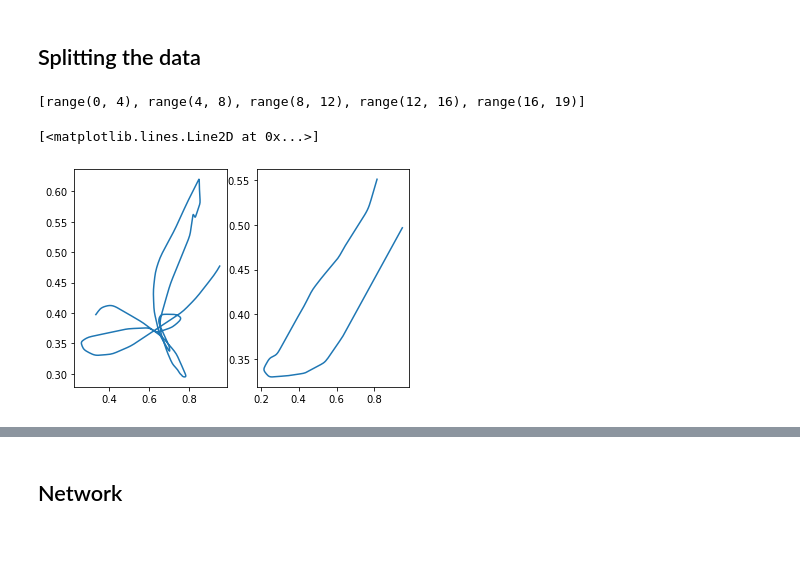
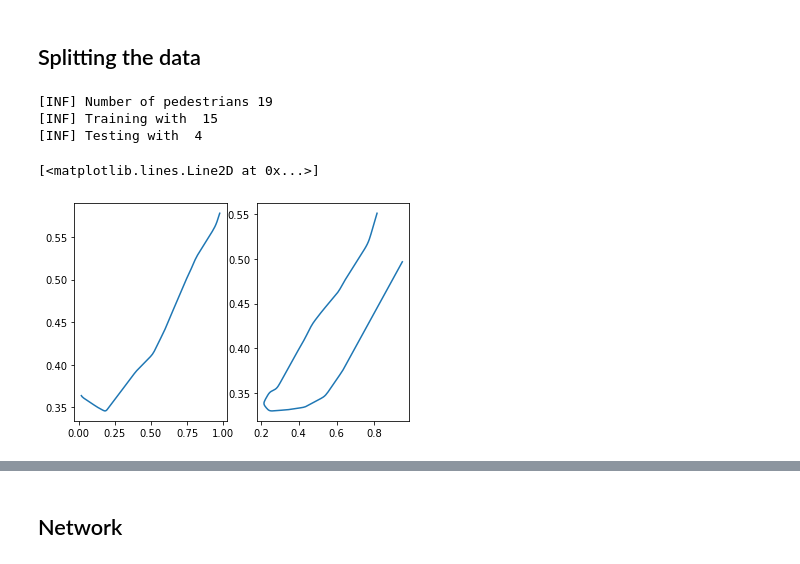
Before and after one commit to cimat-ris/OF-PathPred, a Jupyter notebook: evaluation_output_representation/LSTM-X-Y.ipynb, the cells around one changed output, grey strips where cells are left out. Cells and saved outputs as stored; diff of their text form; code cells hidden in the pictures.

Commit message:
Included the randomized way of splitting training/testing data

```diff
--- a/evaluation_output_representation/LSTM-X-Y.ipynb
+++ b/evaluation_output_representation/LSTM-X-Y.ipynb
@@ -212,43 +212,62 @@ plt.show()
 # %% [markdown]
 ## Splitting the data
 # %%
-total_length = len(data_p)
-indices      = range(total_length)
-lista        = []
-# Pedestrians are split in groups of 4
-for i in range(0,total_length,4):
-    lista.append(indices[i:i+4])
-print(lista)
-
-# TODO: generalize?
-combinations=[(0,1,2,3,4),(0,1,2,4,3),(0,1,3,4,2),(0,2,3,4,1),(1,2,3,4,0)]
-
-def split_data(combination,lista,data):
+def split_data_idgroups(combination,intervals_ids,data):
     # Form different combinations of training/testing sets
     training_set = []
     for i in range(len(combination)-1):
-        for j in lista[combination[i]]:
+        for j in intervals_ids[combination[i]]:
             training_set.append(data[j])
     testing_set = []
-    for i in lista[combination[4]]:
+    for i in intervals_ids[combination[4]]:
         testing_set.append(data[i])
     return training_set,testing_set
-# %% [output]
-[range(0, 4), range(4, 8), range(8, 12), range(12, 16), range(16, 19)]
+# %%
+split_mode   = 1
+total_length = len(data_p)
+
+if split_mode==0:
+    indices      = range(total_length)
+    intervals_ids        = []
+    # Pedestrians are split in groups of 4
+    for i in range(0,total_length,4):
+        intervals_ids.append(indices[i:i+4])
+
+    # TODO: generalize?
+    combinations=[(0,1,2,3,4),(0,1,2,4,3),(0,1,3,4,2),(0,2,3,4,1),(1,2,3,4,0)]
+    # Generate train/test
+    train1,test1 = split_data_idgroups(combinations[0],intervals_ids,data_p)
+    train2,test2 = split_data_idgroups(combinations[1],intervals_ids,data_p)
+    train3,test3 = split_data_idgroups(combinations[2],intervals_ids,data_p)
+    train4,test4 = split_data_idgroups(combinations[3],intervals_ids,data_p)
+    train5,test5 = split_data_idgroups(combinations[4],intervals_ids,data_p)
+
+elif split_mode==1:
+    random.seed(0)
+    indices      = arange(total_length)
+    data_p = np.array(data_p)
+    random.shuffle(indices)
+    training_size = int(total_length * 0.80)
+    testing_size  = total_length-training_size
+
+    train1 = data_p[indices[0:training_size]]
+    test1  = data_p[indices[training_size:]]
+
+    print("[INF] Number of pedestrians "+str(total_length))
+    print("[INF] Training with " ,len(train1))
+    print("[INF] Testing with " ,len(test1))
+# %% [output]
+[INF] Number of pedestrians 19
+[INF] Training with  15
+[INF] Testing with  4
 # %%
-train1,test1 = split_data(combinations[0],lista,data_p)
-train2,test2 = split_data(combinations[1],lista,data_p)
-train3,test3 = split_data(combinations[2],lista,data_p)
-train4,test4 = split_data(combinations[3],lista,data_p)
-train5,test5 = split_data(combinations[4],lista,data_p)
-
 plt.subplot(121)
 plt.plot(train1[0][:,0],train1[0][:,1])
 plt.subplot(122)
 plt.plot(train5[0][:,0],train5[0][:,1])
 # %% [output]
 [<matplotlib.lines.Line2D at 0x...>]
-[figure, old version]
+[figure, new version]
 # %%
 length_obs         = 8
 representation_mode= 'lineardev'
```
Also changed, not shown: parts of 9 cells of this notebook.
